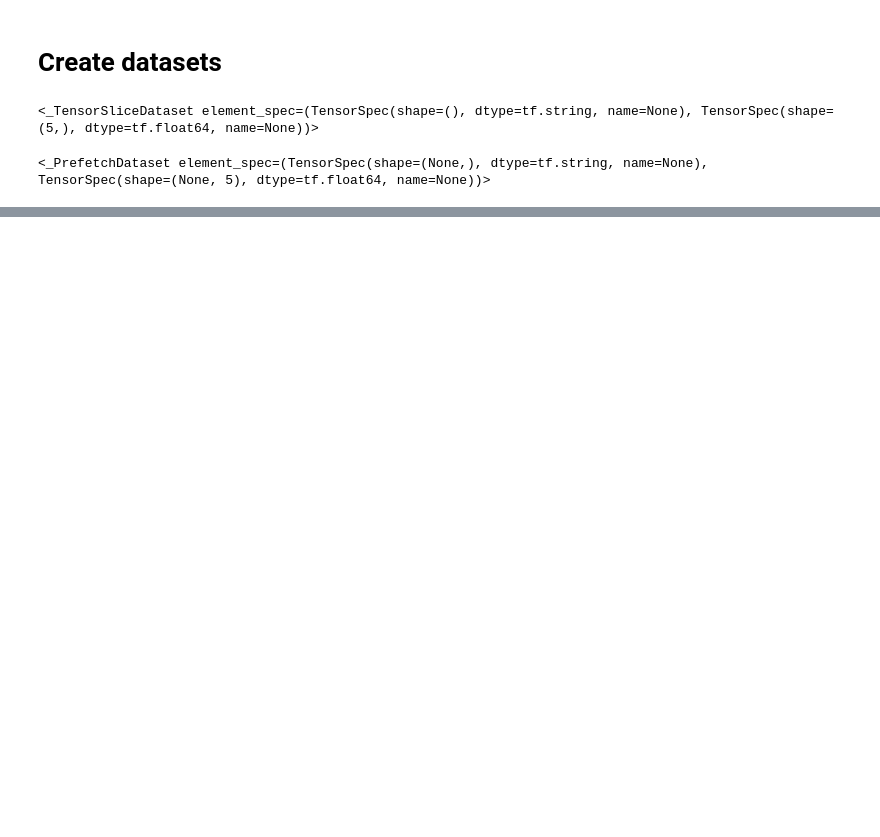
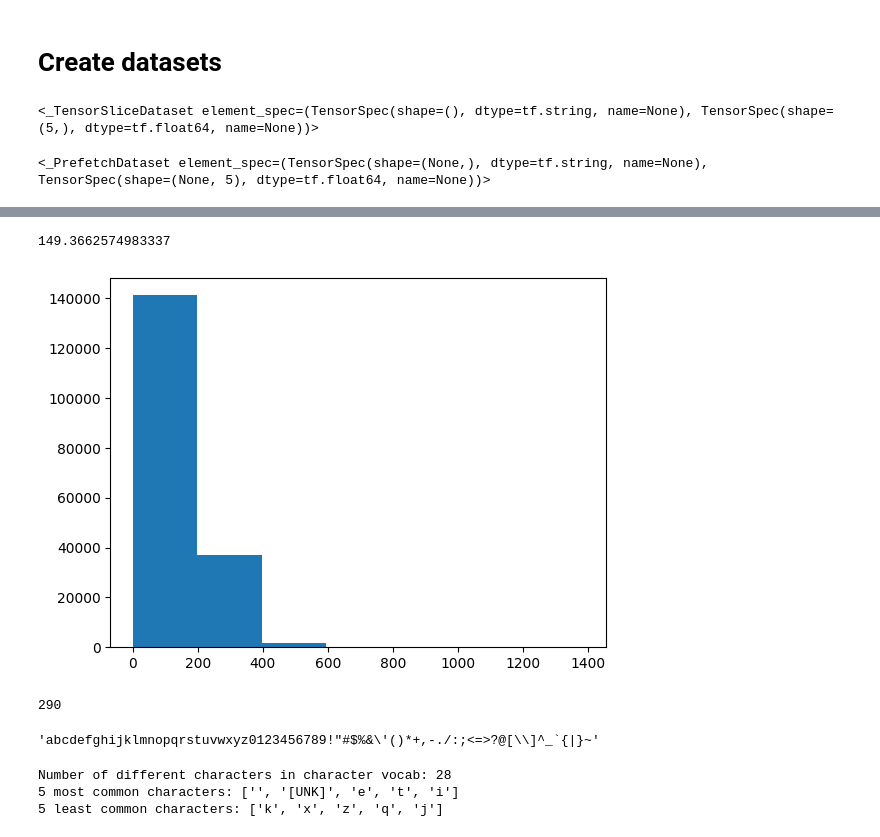
Before and after one commit to random-words/colab-notebooks, a Jupyter notebook: 09__SkimLit_nlp_milestone_project_2.ipynb, the cells around one changed output, grey strips where cells are left out. Drawn from its saved outputs; the diff is of its cells as text; code cells hidden in the pictures; blank space fills up the shorter version.

```diff
--- a/09__SkimLit_nlp_milestone_project_2.ipynb
+++ b/09__SkimLit_nlp_milestone_project_2.ipynb
@@ -505,0 +754,25 @@ train_dataset
+# %%
+# Average char length
+char_lens = [len(sentence) for sentence in train_sentences]
+mean_char_length = np.mean(char_lens)
+mean_char_length
+# %% [output]
+149.3662574983337
+# %%
+# Check distribution of char sequences
+plt.hist(char_lens, bins=7);
+# %% [output]
+[figure, added]
+# %%
+# What char length covers 95% of sequences
+output_seq_char_len = int(np.percentile(char_lens, 95))
+output_seq_char_len
+# %% [output]
+290
+# %%
+# Get all keyboard chars
+import string
+alphabet = string.ascii_lowercase + string.digits + string.punctuation
+alphabet
+# %% [output]
+'abcdefghijklmnopqrstuvwxyz0123456789!"#$%&\'()*+,-./:;<=>?@[\\]^_`{|}~'
@@ -505,0 +788,10 @@ train_dataset
+# %%
+# Check char_vocab stats
+char_vocab = char_vectorizer.get_vocabulary()
+print(f"Number of different characters in character vocab: {len(char_vocab)}")
+print(f"5 most common characters: {char_vocab[:5]}")
+print(f"5 least common characters: {char_vocab[-5:]}")
+# %% [output]
+Number of different characters in character vocab: 28
+5 most common characters: ['', '[UNK]', 'e', 't', 'i']
+5 least common characters: ['k', 'x', 'z', 'q', 'j']
```
Also changed, not shown: parts of 70 cells of this notebook.
